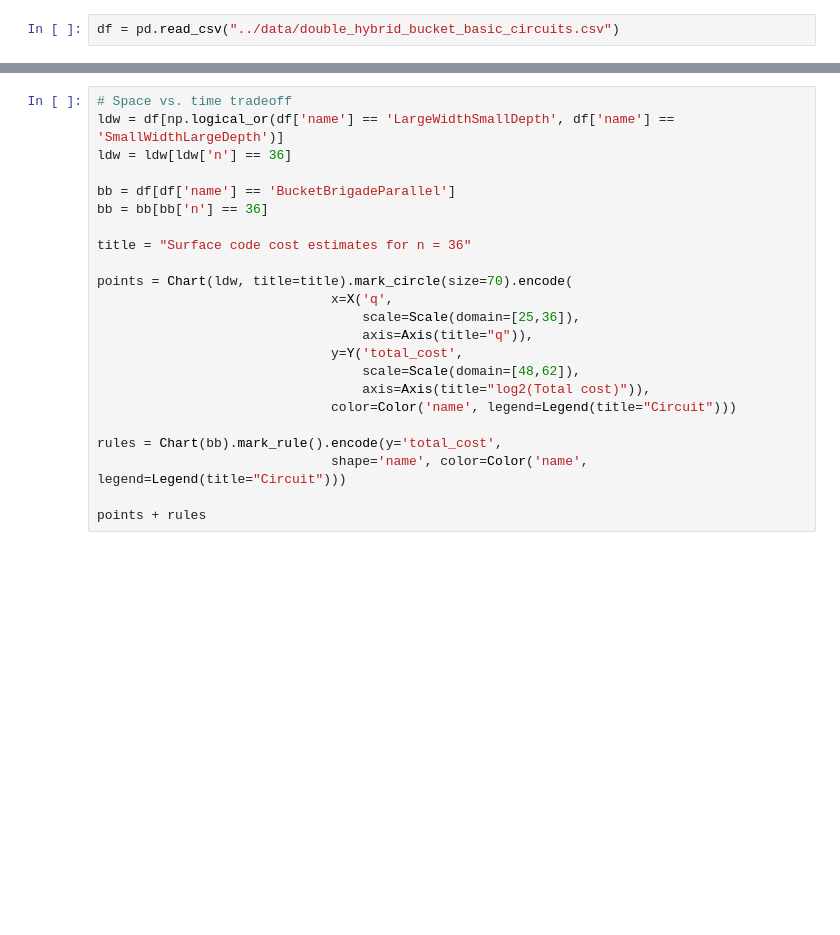
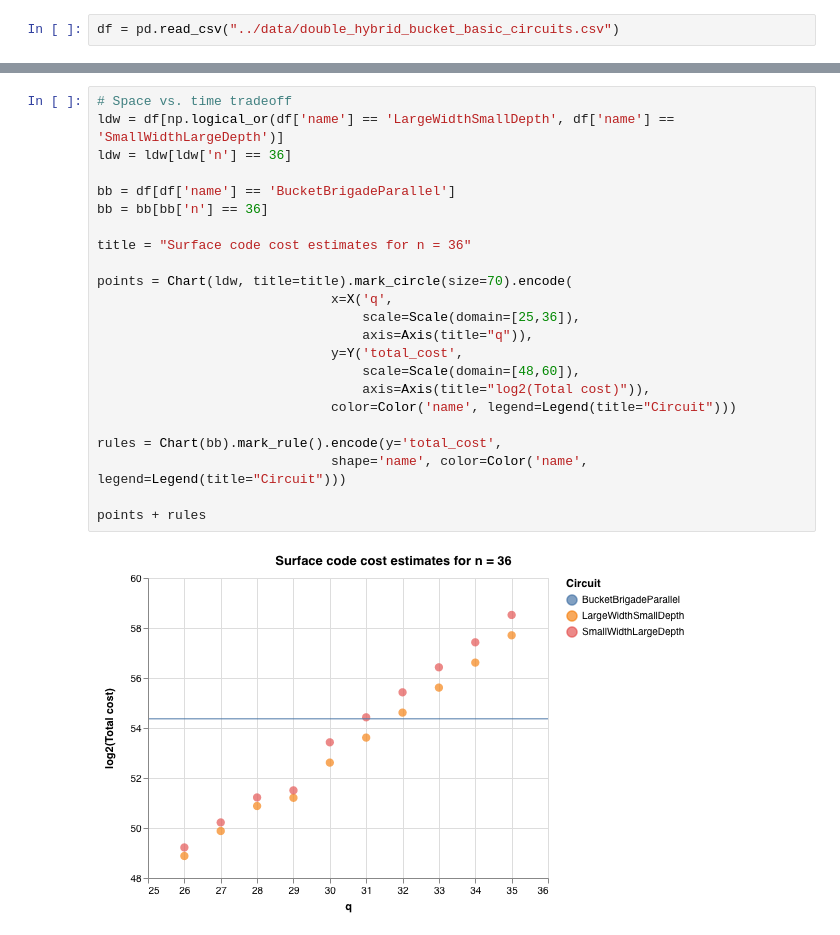
Before and after one commit to glassnotes/FT_qRAM_Circuits, a Jupyter notebook: analysis/BasicCircuitAnalysis.ipynb, the cells around one changed output, grey strips where cells are left out. Cells and saved outputs as stored; diff of their text form; blank space fills up the shorter version.

```diff
--- a/analysis/BasicCircuitAnalysis.ipynb
+++ b/analysis/BasicCircuitAnalysis.ipynb
@@ -20,26 +80,28 @@ df[np.logical_and(df['n'] == 15, df['k'] == 0)][['n', 'q','name','total_time','t
 # %%
 # Space vs. time tradeoff
 ldw = df[np.logical_or(df['name'] == 'LargeWidthSmallDepth', df['name'] == 'SmallWidthLargeDepth')]
 ldw = ldw[ldw['n'] == 36]
 
 bb = df[df['name'] == 'BucketBrigadeParallel']
 bb = bb[bb['n'] == 36]
 
 title = "Surface code cost estimates for n = 36"
 
 points = Chart(ldw, title=title).mark_circle(size=70).encode(
                               x=X('q',
                                   scale=Scale(domain=[25,36]),
                                   axis=Axis(title="q")),
                               y=Y('total_cost',
-                                  scale=Scale(domain=[48,62]),
+                                  scale=Scale(domain=[48,60]),
                                   axis=Axis(title="log2(Total cost)")),
                               color=Color('name', legend=Legend(title="Circuit")))
 
 rules = Chart(bb).mark_rule().encode(y='total_cost',
                               shape='name', color=Color('name', legend=Legend(title="Circuit")))
 
 points + rules
+# %% [output]
+[figure, added]
 # %%
 # Space vs. time tradeoff for baby 4KB qRAM
 ldw = df[np.logical_or(df['name'] == 'LargeWidthSmallDepth', df['name'] == 'SmallWidthLargeDepth')]
```
Also changed, not shown: parts of 9 cells of this notebook.
